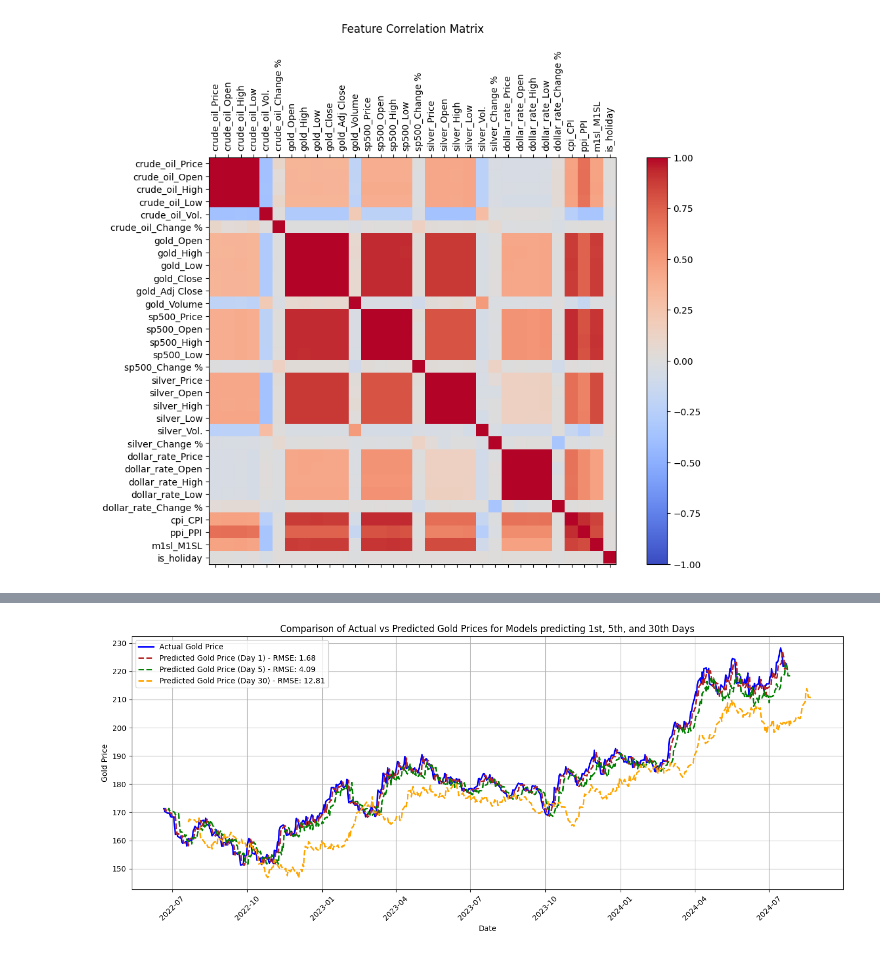
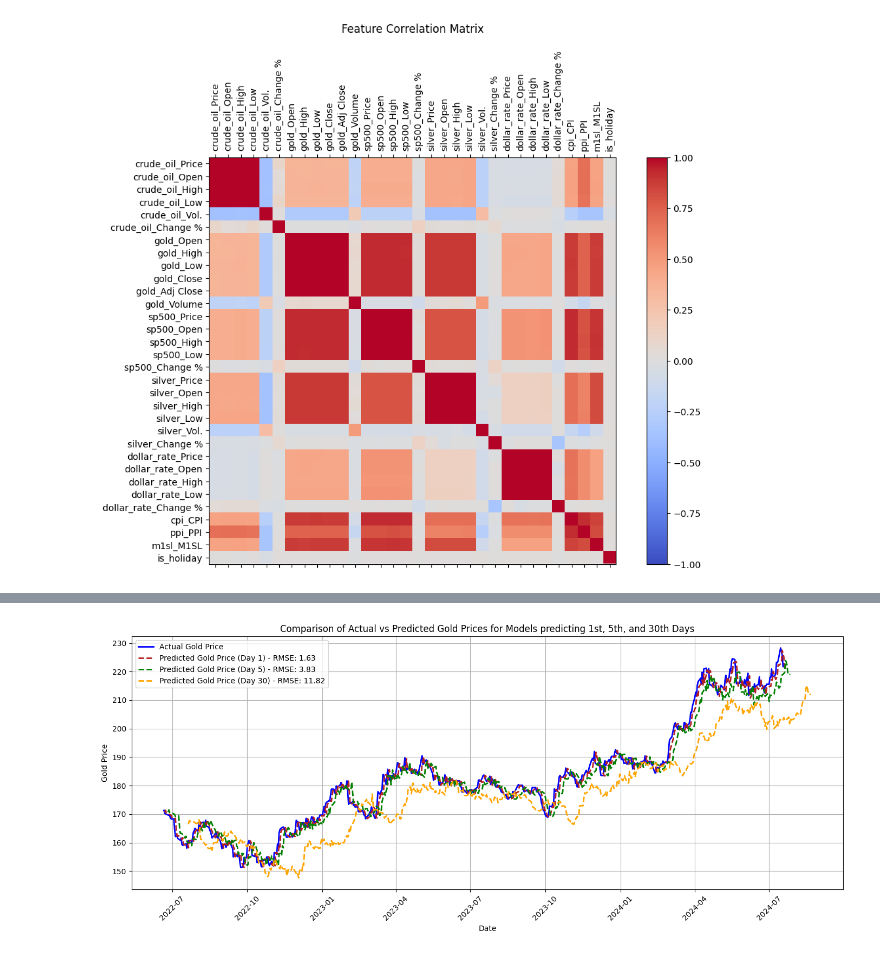
Before and after one commit to DanaMikulinsky/fintechFinalProject, a Jupyter notebook: linearRegression.ipynb, the cells around one changed output, grey strips where cells are left out. Drawn from its saved outputs; the diff is of its cells as text; code cells hidden in the pictures.

```diff
--- a/linearRegression.ipynb
+++ b/linearRegression.ipynb
@@ -55,6 +59,6 @@ plot_corr_matrix(df)
 # %%
 # adding columns to predict - dependent on number of days
-#df = df[['gold_Close', 'silver_Price', 'sp500_Price','gold_price_yesterday', 'gold_price_2days', 'gold_price_3days','cpi_CPI', 'ppi_PPI', 'm1sl_M1SL', 'dollar_rate_Price','is_holiday']]
+df = df[['gold_Close', 'silver_Price', 'sp500_Price','gold_price_yesterday', 'gold_price_2days', 'gold_price_3days','cpi_CPI', 'ppi_PPI', 'm1sl_M1SL', 'dollar_rate_Price','is_holiday']]
 
 num_days = 30 # Number of days to predict
 # Prepare target columns for x-day predictions
@@ -62,12 +66,12 @@ for i in range(1, num_days + 1):
     df[f'target_day_{i}'] = df['gold_Close'].shift(-i)
 
 # Drop rows with NaN values from shifting
-df = df.dropna()
+#df = df.dropna()
 # Separate features and targets
 # filter df to leave only 1 column of each type
-X = df.drop(columns=[f'target_day_{i}' for i in range(1, num_days + 1)])
-y = df[[f'target_day_{i}' for i in range(1, num_days + 1)]]
-
+#X = df.drop(columns=[f'target_day_{i}' for i in range(1, num_days + 1)])
+#y = df[[f'target_day_{i}' for i in range(1, num_days + 1)]]
+"""# scale data
 X_train, X_test, y_train, y_test = train_test_split(X, y, test_size=0.2, shuffle=False)
 
 X_train_dropped = X_train.dropna()
@@ -87,7 +91,7 @@ common_index = X_test_dropped.index.intersection(y_test_dropped.index)
 X_test_dropped = X_test_dropped.loc[common_index]
 y_test_dropped = y_test_dropped.loc[common_index]
 
-X
+X"""
 # %% [output]
 A value is trying to be set on a copy of a slice from a DataFrame.
 Try using .loc[row_indexer,col_indexer] = value instead
@@ -154,8 +145,8 @@ y_train_scaled = pd.DataFrame(scaler_y.fit_transform(y_train), columns=y.columns
 y_test_scaled = pd.DataFrame(scaler_y.transform(y_test), columns=y.columns, index=y_test.index)
 
 # Drop NaNs from scaled train sets (ensures rows align with shifted target data)
-X_train_scaled_dropped = X_train_scaled.dropna()
-y_train_scaled_dropped = y_train_scaled.loc[X_train_scaled_dropped.index]
+X_train_dropped = X_train_scaled.dropna()
+y_train_dropped = y_train_scaled.loc[X_train_dropped.index]
 
 # Drop NaNs from scaled test sets and ensure alignment
 X_test_scaled_dropped = X_test_scaled.dropna()
@@ -340,9 +269,10 @@ for day_index, estimator in enumerate(model.estimators_):
 
 # Plot the coefficients for each feature across target days
 plt.figure(figsize=(14, 8))
-colors = ['blue', 'green', 'red', 'purple', 'orange', 'brown', 'pink', 'gray', 'olive', 'cyan', 'lightblue', 'mediumblue', 'teal', 'dodgerblue']  # Add more colors if needed
+colors = ['blue', 'green', 'red', 'purple', 'orange', 'brown', 'pink', 'gray', 'olive', 'cyan', 'lightblue', 'mediumblue', 'teal', 'dodgerblue', 'lightgreen']  # Add more colors if needed
 # Loop over the rows (features) and plot them
 i=0
+print(len(coefficients_df.index))
 for feature in coefficients_df.index:
     plt.plot(coefficients_df.columns, coefficients_df.loc[feature, :], label=feature, color = colors[i], marker='o')
     i+=1
@@ -417,6 +349,9 @@ plot_results(predictions, num_of_days=30)
 from sklearn.linear_model import LinearRegression
 from sklearn.multioutput import MultiOutputRegressor
 from sklearn.metrics import mean_squared_error
+import numpy as np
+import pandas as pd
+import matplotlib.pyplot as plt
 
 # Function to compute RMSE
 def calculate_rmse(actual, predicted):
@@ -424,53 +359,57 @@ def calculate_rmse(actual, predicted):
     rmse = np.sqrt(mse)
     return rmse
 
-# Assuming model and predictions are already trained and predicted
+# Train the model and make predictions
 model = MultiOutputRegressor(LinearRegression())
 model.fit(X_train_dropped, y_train_dropped)
-predictions = model.predict(X_test_dropped)
+predictions_scaled = model.predict(X_test_dropped)
+predictions = scaler_y.inverse_transform(predictions_scaled)
 
-def plot_results_per_model(predictions, model_numbers=[1, 5, 30]):
-    # Prepare lists for actual and predicted values
+def plot_results_per_model(predictions, y_test_dropped, model_numbers=[1, 5, 30]):
     plt.figure(figsize=(14, 6))
 
-    # Actual values (same for all target days)
-    actual_values = y_test_dropped.iloc[:, 0].values  # Assuming the first column is the actual values
+    # Actual values (using inverse-transformed y_test_dropped)
+    actual_values = scaler_y.inverse_transform(y_test_dropped)[:, 0]  # Target day 1 example
     actual_dates = y_test_dropped.index
     plt.plot(actual_dates, actual_values, label='Actual Gold Price', color='blue', linewidth=2)
 
     # Color choices for different target days
     colors = ['#B22222', 'green', 'orange']
     i = 0
 
-    # Plot the predicted values for each target day (1, 5, 30)
+    # Plot the predicted values for each target day (e.g., Day 1, Day 5, Day 30)
     for model_number in model_numbers:
-        predicted_values = predictions[:, model_number - 1]  # Get the predictions for the target day (model_number)
+        # Get the predicted values for this target day
+        predicted_values = predictions[:, model_number - 1]
+
+        # Inverse-transform the actual values for the specific target day
+        actual_values_for_day = scaler_y.inverse_transform(y_test_dropped)[:, model_number - 1]
+
+        # Calculate RMSE for the current model's predictions
+        rmse = calculate_rmse(actual_values_for_day, predicted_values)
 
         # Shift the predicted dates by the number of days in model_number
         shifted_dates = y_test_dropped.index + pd.Timedelta(days=model_number)  # Shift dates forward by model_number days
-
-        # Calculate RMSE for the current model's predictions
-        rmse = calculate_rmse(y_test_dropped.iloc[:, model_number - 1].values, predicted_values)
 
         # Plot the predicted values for this model_number
         plt.plot(shifted_dates, predicted_values, linestyle='--', color=colors[i],
                  label=f'Predicted Gold Price (Day {model_number}) - RMSE: {rmse:.2f}', linewidth=2)
         i += 1
 
     # Title and labels for the plot
     plt.title('Comparison of Actual vs Predicted Gold Prices for Models predicting 1st, 5th, and 30th Days')
     plt.xlabel('Date')
     plt.ylabel('Gold Price')
     plt.legend(loc='upper left')
-    plt.xticks(rotation=45)  # Rotate x-axis labels for readability
+    plt.xticks(rotation=45)
     plt.grid()
     plt.tight_layout()
     plt.show()
 
 # Call the function for the target days you want to plot (e.g., Day 1, Day 5, Day 30)
-plot_results_per_model(predictions, model_numbers=[1, 5, 30])
+plot_results_per_model(predictions, y_test_dropped, model_numbers=[1, 5, 30])
 # %% [output]
-[figure, old version]
+[figure, new version]
 # %%
 import pandas as pd
 
```
Also changed, not shown: parts of 17 cells of this notebook.
